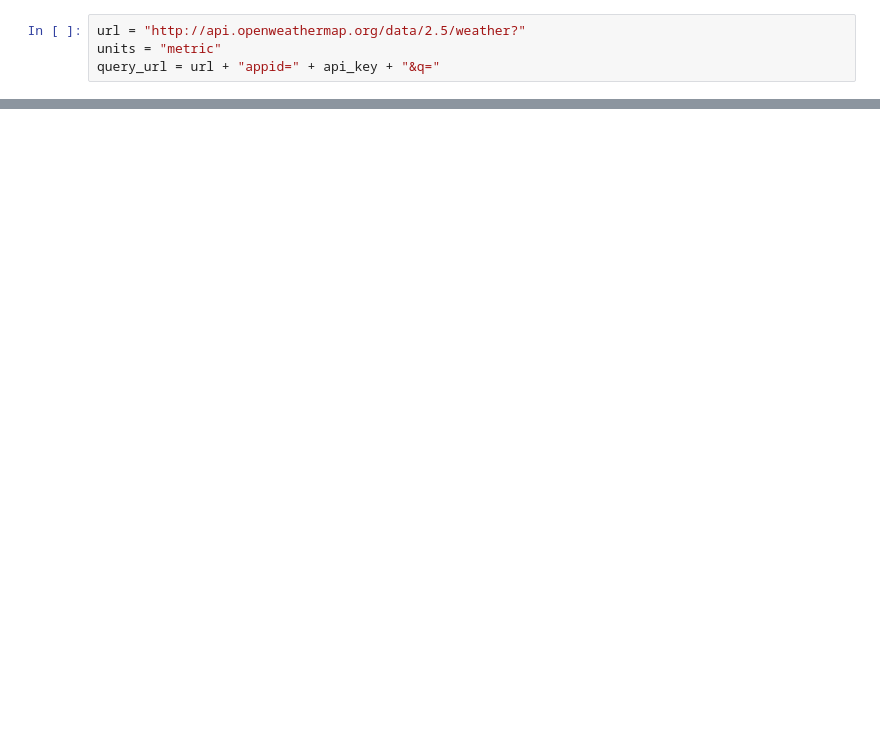
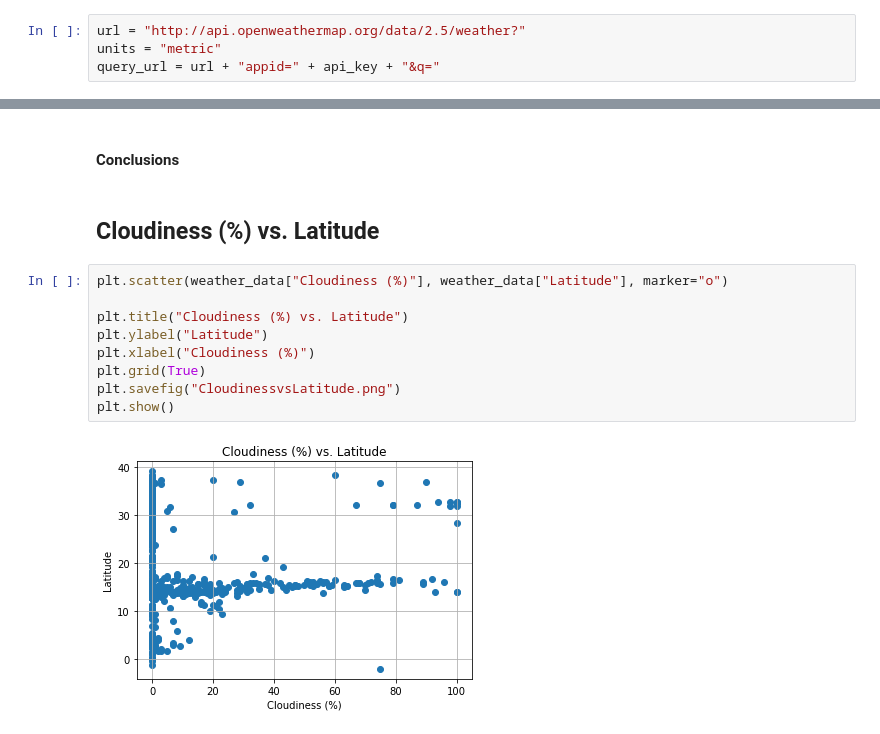
Before and after one commit to SugeilyMG/python-api-challenge, a Jupyter notebook: WeatherPy/WeatherPy.ipynb, the cells around one changed output, grey strips where cells are left out. Drawn from its saved outputs; the diff is of its cells as text; blank space fills up the shorter version.

```diff
--- a/WeatherPy/WeatherPy.ipynb
+++ b/WeatherPy/WeatherPy.ipynb
@@ -72,0 +113,15 @@ weather_data.head()
+# %% [markdown]
+#### Conclusions
+# %% [markdown]
+## Cloudiness (%) vs. Latitude
+# %%
+plt.scatter(weather_data["Cloudiness (%)"], weather_data["Latitude"], marker="o")
+
+plt.title("Cloudiness (%) vs. Latitude")
+plt.ylabel("Latitude")
+plt.xlabel("Cloudiness (%)")
+plt.grid(True)
+plt.savefig("CloudinessvsLatitude.png")
+plt.show()
+# %% [output]
+[figure, added]
```
Also changed, not shown: parts of 12 cells of this notebook.
